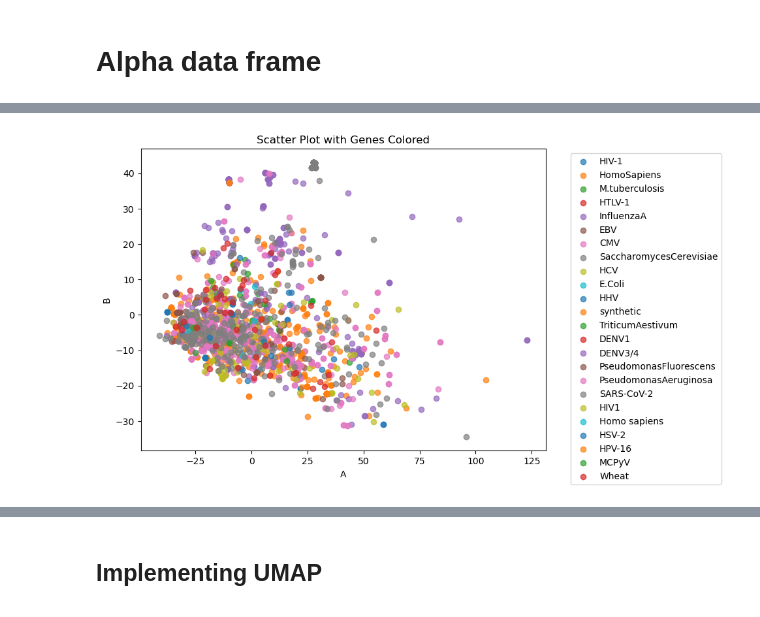
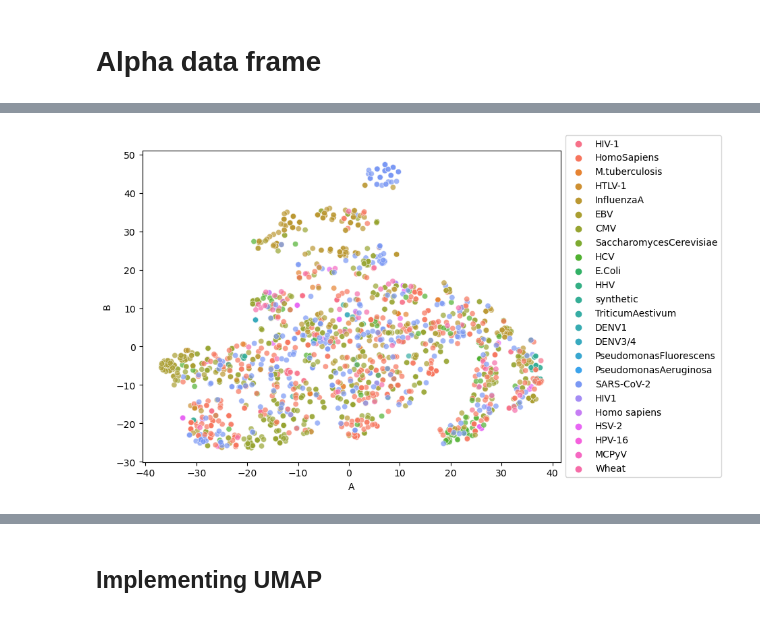
Before and after one commit to UoB-DSMP-2023-24/dsmp-2024-group-7, a Jupyter notebook: Bach's Part/Mini Project-Bach.ipynb, the cells around one changed output, grey strips where cells are left out. Drawn from its saved outputs; the diff is of its cells as text; code cells hidden in the pictures.

```diff
--- a/Bach's Part/Mini Project-Bach.ipynb
+++ b/Bach's Part/Mini Project-Bach.ipynb
@@ -349,3 +314,3 @@ alpha_dist_df
 # %%
 # combining the columns of the two dataframes
-df_concat_a = pd.concat([alpha_dist_df.reset_index(drop=True),clone_df.reset_index(drop=True)], axis=1)
+df_concat_a = pd.concat([alpha_homo_dist_df.reset_index(drop=True),clone_df.reset_index(drop=True)], axis=1)
@@ -356,2 +317,3 @@ df_concat_a.shape
 # %%
-plot_a_df = df_concat_a[['antigen.species', 'A', 'B']]
+# Create a dataframe for plotting
+plot_a_df_homo = df_concat_a[['antigen.species', 'A', 'B']]
@@ -367,25 +329,11 @@ plot_a_df = df_concat_a[['antigen.species', 'A', 'B']]
 # %%
-# # Plotting using seaborn
-# import matplotlib.pyplot as plt
-# import seaborn as sns
-# plt.figure(figsize=(8, 6))
-# sns.scatterplot(data=plot_a_df, x='A', y='B', hue='antigen.gene', palette='viridis', alpha=0.7)
+# Plotting using seaborn
+import matplotlib.pyplot as plt
+import seaborn as sns
+plt.figure(figsize=(8, 6))
+sns.scatterplot(data=plot_a_df_homo, x='A', y='B', hue='antigen.species', alpha=0.7)
+plt.legend(loc='center left', bbox_to_anchor=(1, 0.5))
+
+plt.show()
+# %% [output]
+[figure, added]
-# %%
-# Plotting
-plt.figure(figsize=(8, 6))
-
-# Iterate over unique genes and plot points with the same gene using a unique color
-for gene in plot_a_df['antigen.species'].unique():
-    subset = plot_a_df[plot_a_df['antigen.species'] == gene]
-    plt.scatter(subset['A'], subset['B'], label=gene, alpha=0.7)
-
-# Adding labels and legend
-plt.title("Scatter Plot with Genes Colored")
-plt.xlabel("A")
-plt.ylabel("B")
-# Move the legend outside the graph
-plt.legend(bbox_to_anchor=(1.05, 1), loc='upper left')
-# Show the plot
-plt.show()
-# %% [output]
-[figure, removed]
```
Also changed, not shown: parts of 104 cells of this notebook, 2 other files.
